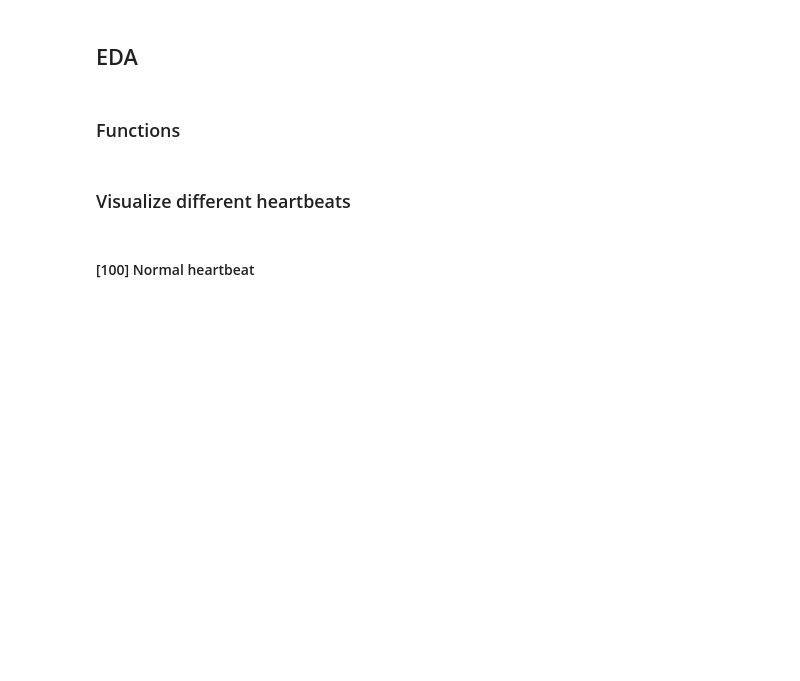
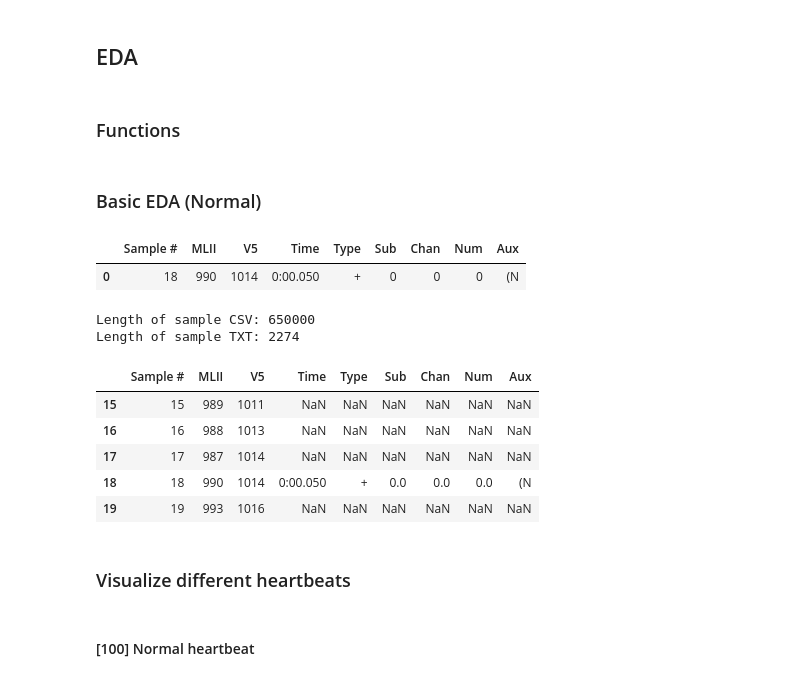
Before and after one commit to tracyteague/app-to-detect-arrhythmias, a Jupyter notebook: mitdb-ecg-classification-project-main.ipynb, the cells around one changed output. Cells and saved outputs as stored; diff of their text form; code cells hidden in the pictures; blank space fills up the shorter version.

```diff
--- a/MITDB ECG Classification Project.ipynb
+++ b/mitdb-ecg-classification-project-main.ipynb
@@ -83 +88,3 @@ def plot_heartbeat_mid_file(csv_df):
     plt.show()
+# %% [markdown]
+### Basic EDA (Normal)
@@ -84,3 +95,25 @@ def plot_heartbeat_mid_file(csv_df):
+# %%
+merged_df_100.head(1)
+# %% [output]
+|  | Sample # | MLII | V5 | Time | Type | Sub | Chan | Num | Aux |
+| 0 | 18 | 990 | 1014 | 0:00.050 | + | 0 | 0 | 0 | (N |
+# %%
+print(f"Length of sample CSV: {len(csv_df_100)}")
+print(f"Length of sample TXT: {len(txt_df_100)}")
+# %% [output]
+Length of sample CSV: 650000
+Length of sample TXT: 2274
+# %%
+merged_df_100_2 = merged_hb_dfs_outer(csv_df_100, txt_df_100)
+# %%
+merged_df_100_2[15:20]
+# %% [output]
+|  | Sample # | MLII | V5 | Time | Type | Sub | Chan | Num | Aux |
+| 15 | 15 | 989 | 1011 | NaN | NaN | NaN | NaN | NaN | NaN |
+| 16 | 16 | 988 | 1013 | NaN | NaN | NaN | NaN | NaN | NaN |
+| 17 | 17 | 987 | 1014 | NaN | NaN | NaN | NaN | NaN | NaN |
+| 18 | 18 | 990 | 1014 | 0:00.050 | + | 0.0 | 0.0 | 0.0 | (N |
+| 19 | 19 | 993 | 1016 | NaN | NaN | NaN | NaN | NaN | NaN |
 # %% [markdown]
 ### Visualize different heartbeats
 # %% [markdown]
```
Also changed, not shown: parts of 20 cells of this notebook.
